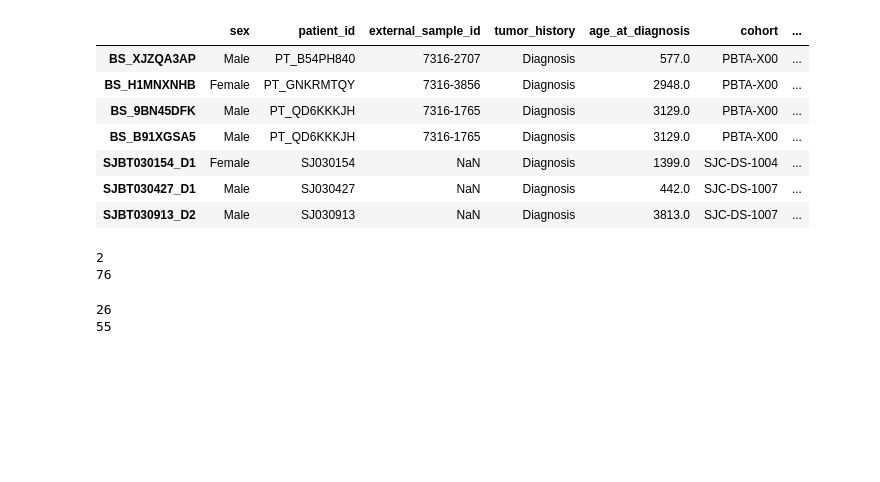
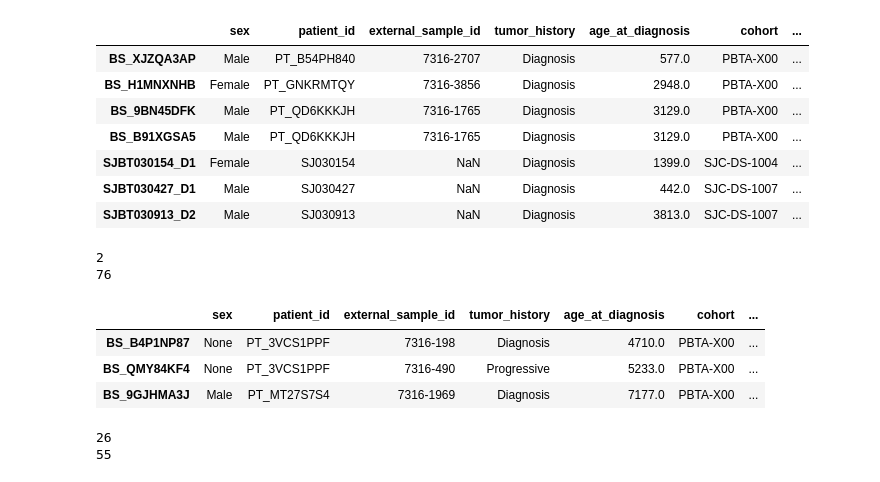
Before and after one commit to auberginekenobi/pedpancan_ecdna, a Jupyter notebook: 2023-12-06_yet-another-metadata-adventure/summary_statistics.ipynb, the cells around one changed output. Saved outputs shown, nothing was run; the diff lists cells and outputs as text; code cells hidden in the pictures; blank space fills up the shorter version.

```diff
--- a/2023-12-06_yet-another-metadata-adventure/summary_statistics.ipynb
+++ b/2023-12-06_yet-another-metadata-adventure/summary_statistics.ipynb
@@ -305,11 +316,16 @@ biosamples[biosamples.cancer_type=='PBL']
 # %%
 ## EPN
 # Sunita's 12/23 draft: 2/73
 # Revision: 2/76
 fraction_ecDNA('EPN')
+biosamples[(biosamples.cancer_type=='EPN') & (biosamples.amplicon_class == 'ecDNA')]
 # %% [output]
 2
 76
+|  | sex | patient_id | external_sample_id | tumor_history | age_at_diagnosis | cohort | ... |
+| BS_B4P1NP87 | None | PT_3VCS1PPF | 7316-198 | Diagnosis | 4710.0 | PBTA-X00 | ... |
+| BS_QMY84KF4 | None | PT_3VCS1PPF | 7316-490 | Progressive | 5233.0 | PBTA-X00 | ... |
+| BS_9GJHMA3J | Male | PT_MT27S7S4 | 7316-1969 | Diagnosis | 7177.0 | PBTA-X00 | ... |
 # %%
 ## OS
 # Sunita's 12/23 draft: 27/57
```
Also changed, not shown: parts of 15 cells of this notebook.
